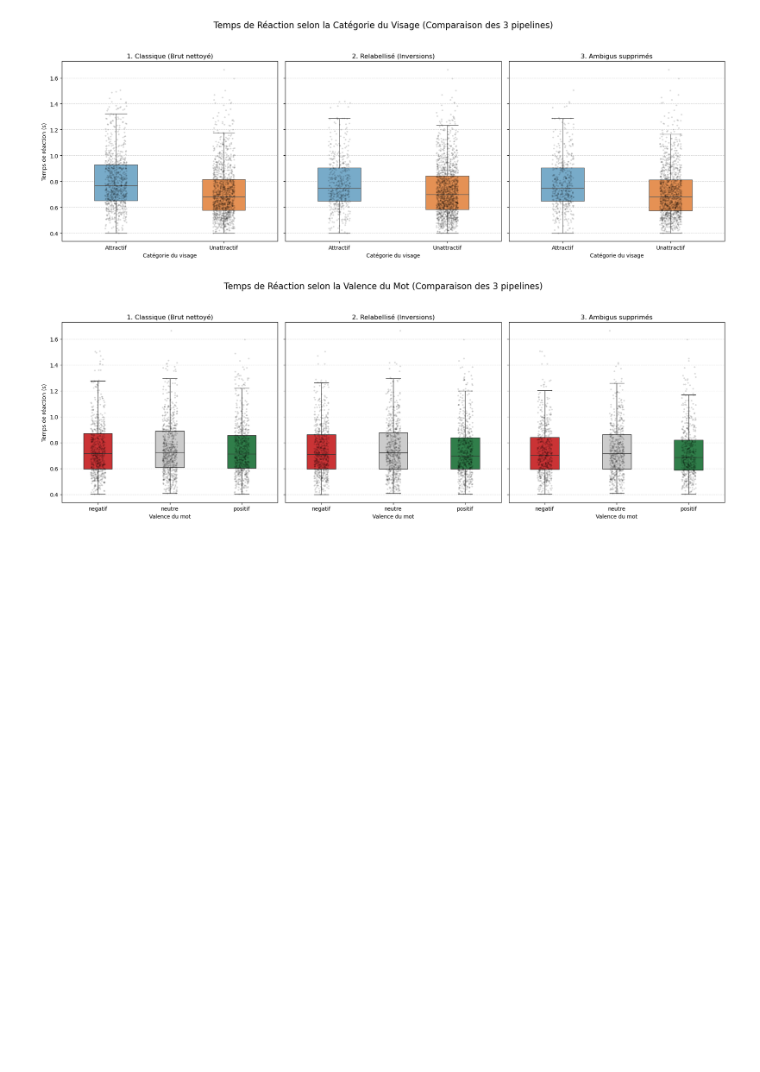
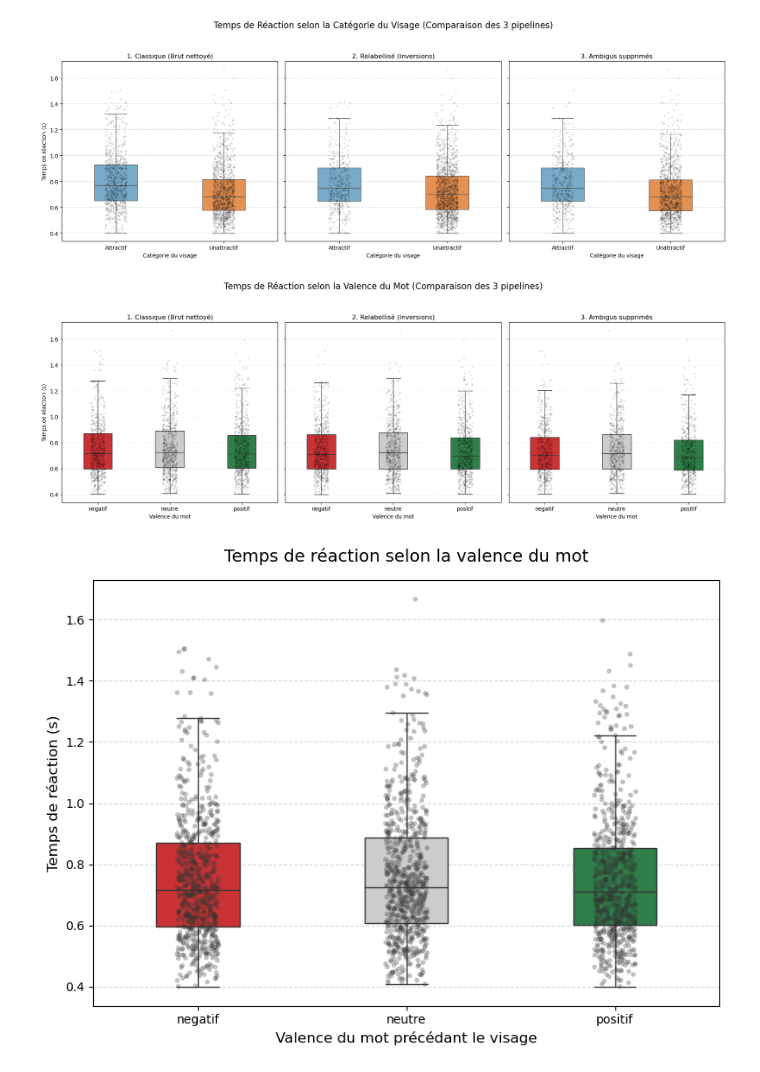
Before and after one commit to Coumess/Lab_Project_Experiment, a Jupyter notebook: extract_data.ipynb, the cells around one changed output. Cells and saved outputs as stored; diff of their text form; code cells hidden in the pictures; blank space fills up the shorter version.

```diff
--- a/extract_data.ipynb
+++ b/extract_data.ipynb
@@ -312,3 +312,53 @@ plt.tight_layout()
 plt.show()
 # %% [output]
 [figure]
+# %%
+# ==========================================
+# VISUALISATION : TR selon la valence du MOT
+# ==========================================
+
+# Ordre d'affichage logique pour l'axe des X et définition des couleurs
+ordre_valence = ["negatif", "neutre", "positif"]
+palette_valence = {"negatif": "#e31a1c", "neutre": "#cccccc", "positif": "#238b45"}
+
+plt.figure(figsize=(8, 6))
+
+# 1. Boîte à moustaches (médiane et quartiles)
+sns.boxplot(
+    data=df_outliers,     # Utilisez votre dataframe nettoyé principal
+    x='valence_word',
+    y='rt',
+    order=ordre_valence,
+    hue='valence_word',   # Syntaxe moderne pour éviter le FutureWarning
+    palette=palette_valence,
+    width=0.4,
+    showfliers=False,     # On masque les points extrêmes du boxplot pour ne pas faire doublon
+    legend=False
+)
+
+# 2. Nuage de points individuels (Distribution réelle)
+sns.stripplot(
+    data=df_outliers,
+    x='valence_word',
+    y='rt',
+    order=ordre_valence,
+    hue='valence_word',
+    palette=["#333333"] * 3, # Gris foncé pour bien contraster avec les boîtes
+    alpha=0.3,
+    jitter=True,
+    size=4,
+    legend=False
+)
+
+# 3. Esthétique du graphique
+plt.title("Temps de réaction selon la valence du mot", pad=15, fontsize=14)
+plt.xlabel("Valence du mot précédant le visage", fontsize=12)
+plt.ylabel("Temps de réaction (s)", fontsize=12)
+
+# Ajout d'une grille horizontale discrète pour faciliter la lecture
+plt.grid(axis='y', linestyle='--', alpha=0.5)
+
+plt.tight_layout()
+plt.show()
+# %% [output]
+[figure, added]
```
Also changed, not shown: parts of 3 cells of this notebook.
